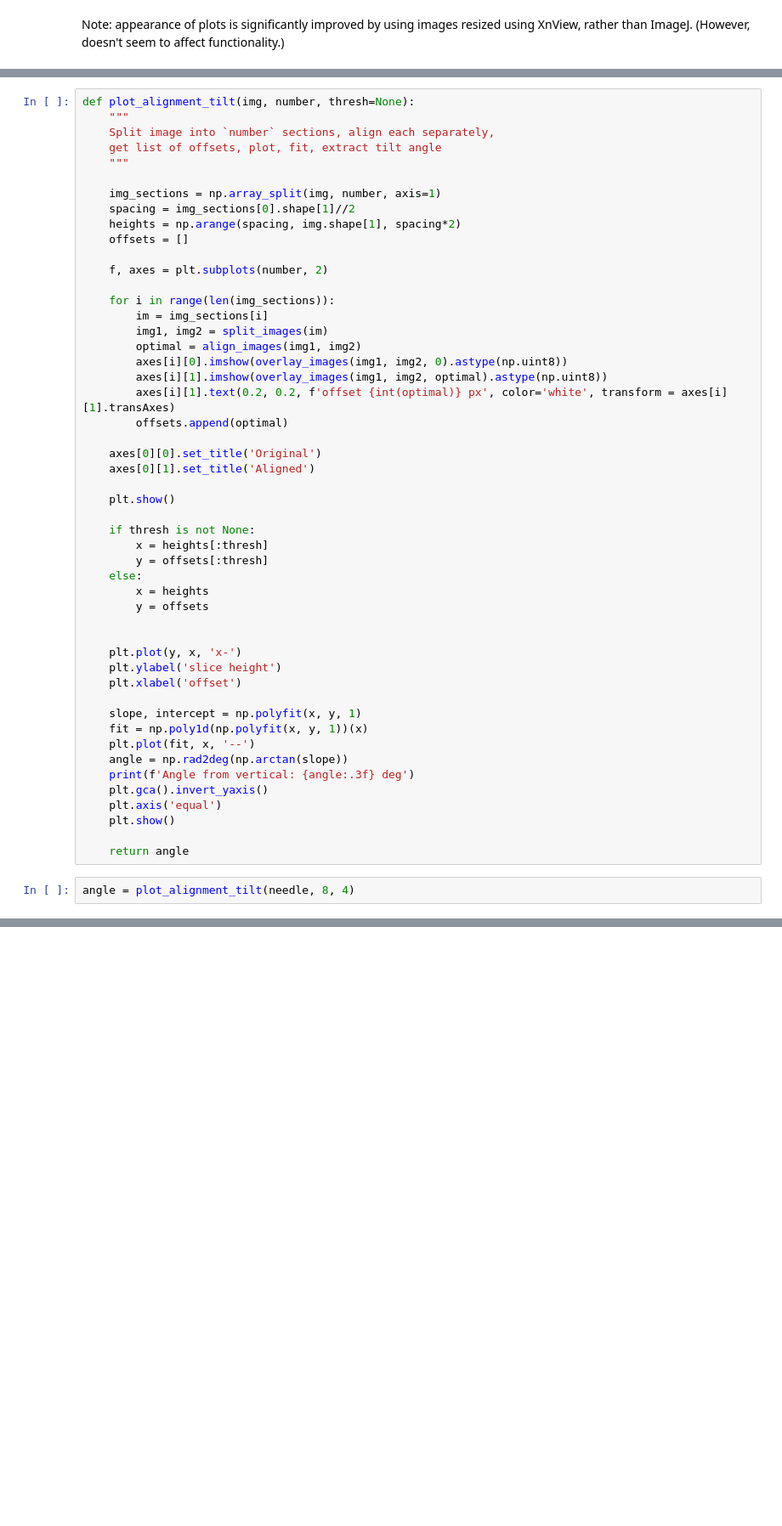
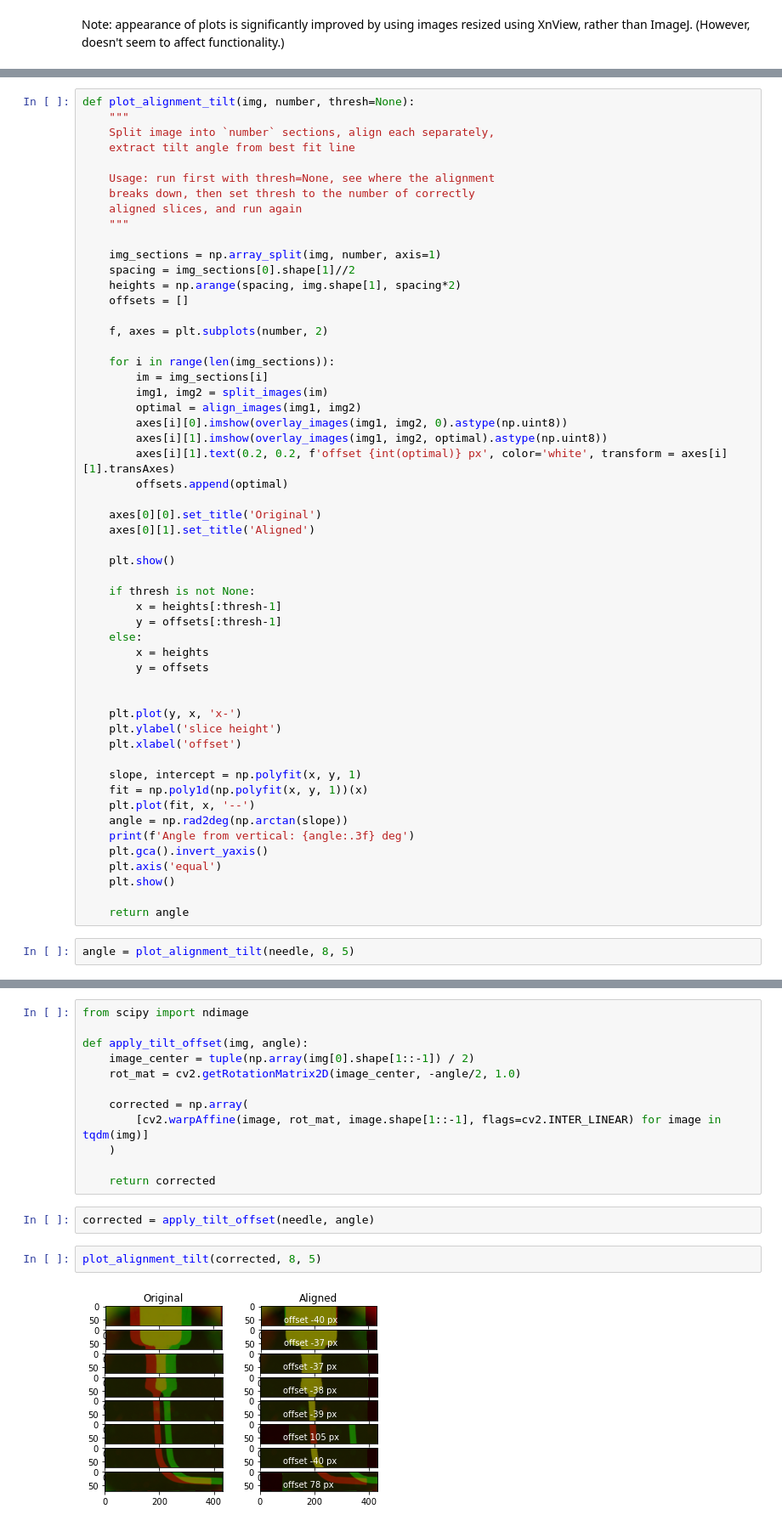
Before and after one commit to kwokkenton/optea, a Jupyter notebook: Srayan_autoalign/auto_align_tilt.ipynb, the cells around one changed output, grey strips where cells are left out. Shown at 85% size. Saved outputs shown, nothing was run; the diff lists cells and outputs as text; blank space fills up the shorter version.

Commit message:
write function to apply tilt offset

```diff
--- a/Srayan_autoalign/auto_align_tilt.ipynb
+++ b/Srayan_autoalign/auto_align_tilt.ipynb
@@ -152,7 +152,11 @@ plot_alignment(needle)
 def plot_alignment_tilt(img, number, thresh=None):
     """
     Split image into `number` sections, align each separately,
-    get list of offsets, plot, fit, extract tilt angle
+    extract tilt angle from best fit line
+
+    Usage: run first with thresh=None, see where the alignment
+    breaks down, then set thresh to the number of correctly
+    aligned slices, and run again
     """
 
     img_sections = np.array_split(img, number, axis=1)
@@ -177,8 +181,8 @@ def plot_alignment_tilt(img, number, thresh=None):
     plt.show()
 
     if thresh is not None:
-        x = heights[:thresh]
-        y = offsets[:thresh]
+        x = heights[:thresh-1]
+        y = offsets[:thresh-1]
     else:
         x = heights
         y = offsets
@@ -199,8 +203,26 @@ def plot_alignment_tilt(img, number, thresh=None):
 
     return angle
 # %%
-angle = plot_alignment_tilt(needle, 8, 4)
+angle = plot_alignment_tilt(needle, 8, 5)
 # %% [output]
 [figure]
 Angle from vertical: 1.989 deg
 [figure]
+# %%
+from scipy import ndimage
+
+def apply_tilt_offset(img, angle):
+    image_center = tuple(np.array(img[0].shape[1::-1]) / 2)
+    rot_mat = cv2.getRotationMatrix2D(image_center, -angle/2, 1.0)
+
+    corrected = np.array(
+        [cv2.warpAffine(image, rot_mat, image.shape[1::-1], flags=cv2.INTER_LINEAR) for image in tqdm(img)]
+    )
+
+    return corrected
+# %%
+corrected = apply_tilt_offset(needle, angle)
+# %%
+plot_alignment_tilt(corrected, 8, 5)
+# %% [output]
+[figure, added]
```
Also changed, not shown: parts of 1 cell of this notebook.
